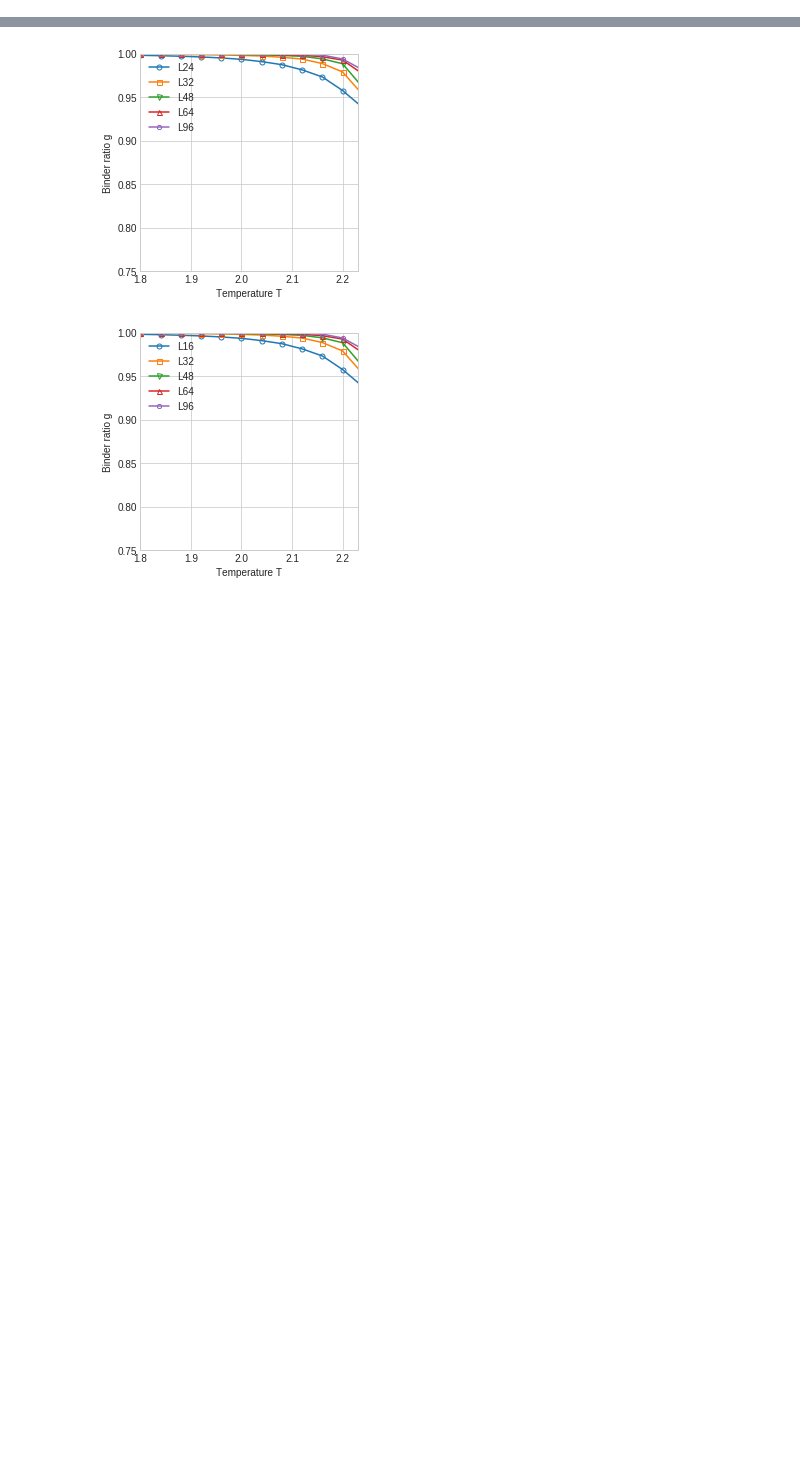
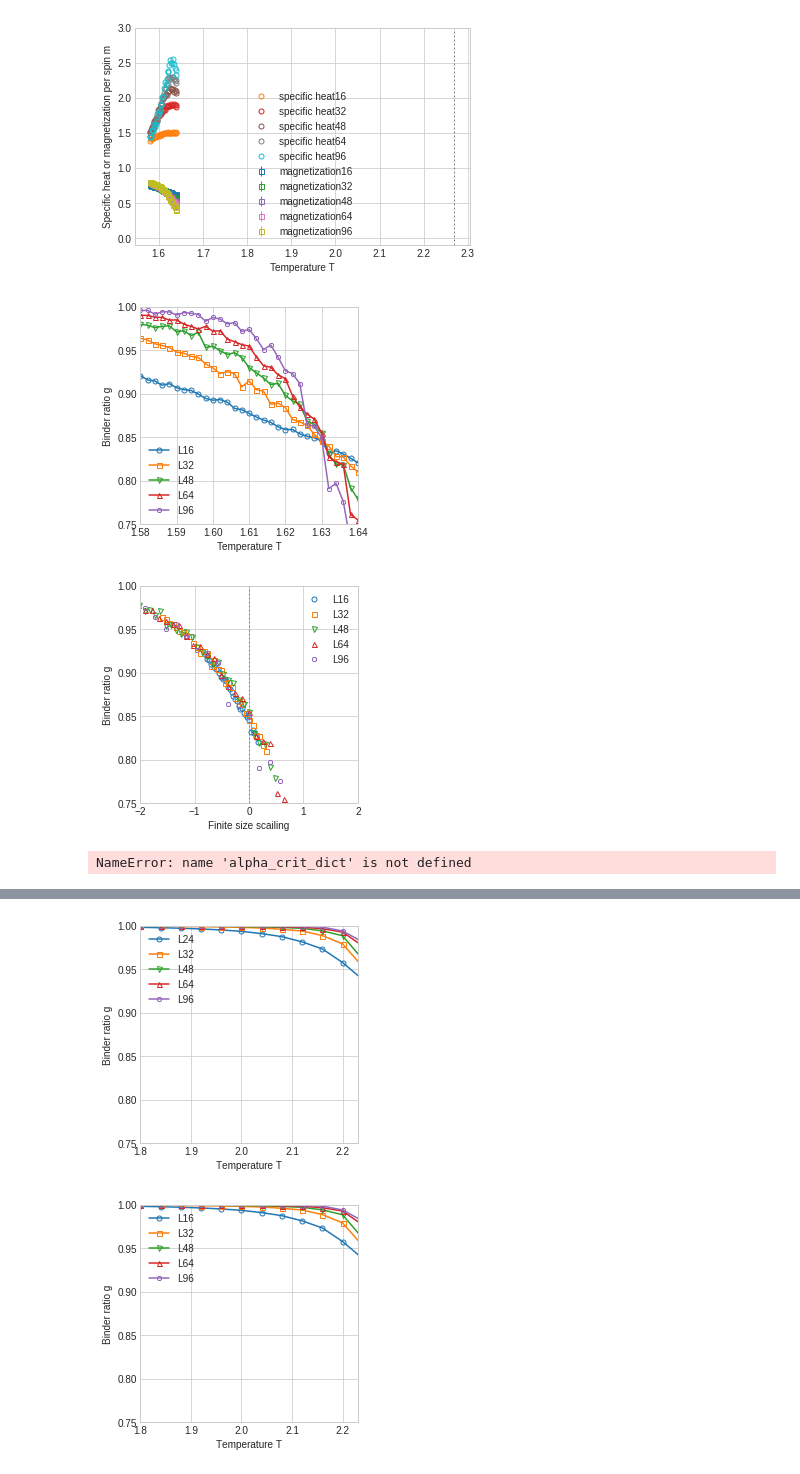
Before and after one commit to seongsukim-ml/2022_CMBP, a Jupyter notebook: MonteCarlo/Project1/Anti_Anisotropy/AA_Metropolis/Result/Data_Plotting_2.ipynb, the cells around one changed output, grey strips where cells are left out. Drawn from its saved outputs; the diff is of its cells as text; code cells hidden in the pictures; blank space fills up the shorter version.

```diff
--- a/MonteCarlo/Project1/Anti_Anisotropy/AA_Metropolis/Result/Data_Plotting_2.ipynb
+++ b/MonteCarlo/Project1/Anti_Anisotropy/AA_Metropolis/Result/Data_Plotting_2.ipynb
@@ -344,0 +16,25 @@ draw_binder_FFS(ls,Lsize,(2.22,2.28),(0.75,1),2.26,1)
+# %%
+alpha_crit_range_dict = {
+                    "a=1"    :[1.58,1.64],
+                    "a=1.5"  :[1.76,1.82],
+                    "a=2"    :[1.88,1.94],
+                    "a=2.5"  :[1.96,2.02],
+                    "a=3"    :[2.06,2.12],
+                    "a=3.5"  :[2.08,2.14],
+                    "a=100"  :[2.22,2.28],
+}
+alpha_crit_dict = {}
+alpha_file_name_dict = {
+                    "a=1"    :"1.000000",
+                    "a=1.5"  :"1.500000",
+                    "a=2"    :"2.000000",
+                    "a=2.5"  :"2.500000",
+                    "a=3"    :"3.000000",
+                    "a=3.5"  :"3.500000",
+                    "a=100"  :"100.000000",
+}
+def alpha_to_number(alpha):
+    # return float(alpha[3:])
+    return alpha[3:]
+# %%
+parsing_dict, alpha_list = parsing_helper("./0711/")
@@ -344,0 +56,10 @@ draw_binder_FFS(ls,Lsize,(2.22,2.28),(0.75,1),2.26,1)
+# %%
+alpha = alpha_list[0]
+draw_multi(*parsing_dict[alpha])
+draw_binder_FFS(*parsing_dict[alpha],alpha_crit_range_dict[alpha], Tc = 1.63)
+alpha_crit_dict[alpha] = 1.63
+# %% [output]
+[figure, added]
+[figure, added]
+[figure, added]
+NameError: name 'alpha_crit_dict' is not defined
```
Also changed, not shown: parts of 25 cells of this notebook, 5 other files.
